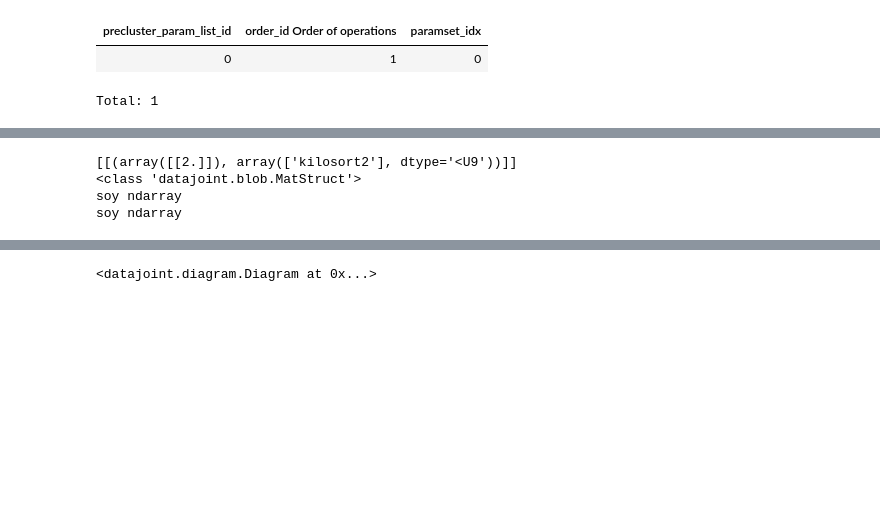
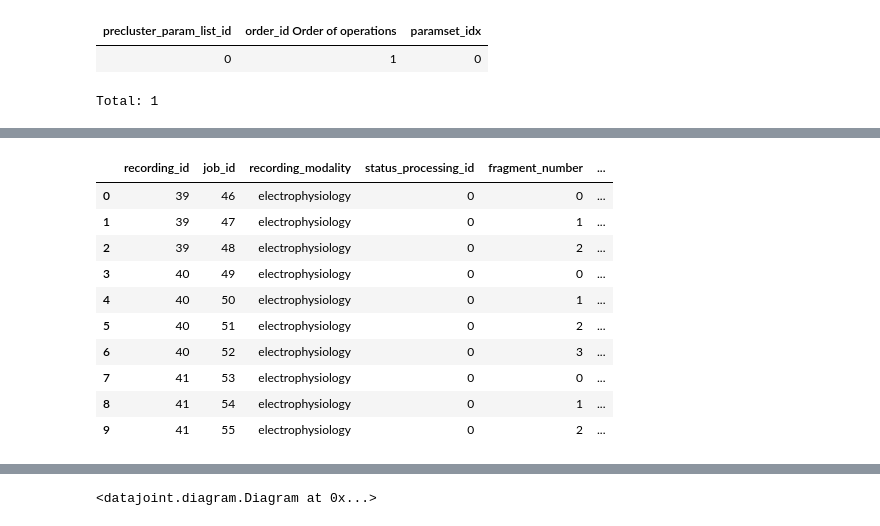
Before and after one commit to BrainCOGS/U19-pipeline-python, a Jupyter notebook: notebooks/TestAutomaticPipeline.ipynb, the cells around one changed output, grey strips where cells are left out. Saved outputs shown, nothing was run; the diff lists cells and outputs as text; code cells hidden in the pictures; blank space fills up the shorter version.

```diff
--- a/notebooks/TestAutomaticPipeline.ipynb
+++ b/notebooks/TestAutomaticPipeline.ipynb
@@ -148,15 +290,58 @@ function executed: slurm_job_queue
-# %%
-keyo = dict()
-keyo['preprocess_paramset_idx'] = 1
-a = recording.PreprocessParamSet()
-lo = a.get_preprocess_params(keyo)
-
-keyo2 = dict()
-keyo2['process_paramset_idx'] = 1
-b = recording.ProcessParamSet()
-lu = b.get_process_params(keyo2)
-# %% [output]
-[[(array([[2.]]), array(['kilosort2'], dtype='<U9'))]]
-<class 'datajoint.blob.MatStruct'>
-soy ndarray
-soy ndarray
+# %%
+import u19_pipeline.utils.dj_shortcuts as dj_short
+from u19_pipeline import ephys_pipeline, imaging_pipeline
+import u19_pipeline.recording_process as recording_process
+from u19_pipeline import utility
+
+status_query = 'status_processing_id > ' + str(-1)
+status_query += ' and status_processing_id < ' + str(10)
+
+
+jobs_active = (recording.Recording.proj('recording_modality') * \
+    recording_process.Processing & status_query)
+df_process_jobs = pd.DataFrame(jobs_active.fetch(as_dict=True))
+
+if df_process_jobs.shape[0] > 0:
+    key_list = dj_short.get_primary_key_fields(recording_process.Processing)
+    df_process_jobs['query_key'] = df_process_jobs.loc[:, key_list].to_dict(orient='records')
+
+all_modalities = df_process_jobs['recording_modality'].unique()
+for this_modality in all_modalities:
+
+    this_mod_df = df_process_jobs.loc[df_process_jobs['recording_modality'] == this_modality,:]
+    these_process_keys = this_mod_df['query_key'].to_list()
+
+    if this_modality == 'electrophysiology':
+
+        params_df = pd.DataFrame((ephys_pipeline.ephys_element.ClusteringParamSet.proj('params') * \
+        recording_process.Processing.EphysParams.proj('paramset_idx') \
+        & these_process_keys).fetch(as_dict=True))
+        params_df = params_df.drop('paramset_idx', axis=1)
+
+        preparams_df = pd.DataFrame((ephys_pipeline.ephys_element.PreClusterParamList * \
+        utility.smart_dj_join(ephys_pipeline.ephys_element.PreClusterParamList.ParamOrder, ephys_pipeline.ephys_element.PreClusterParamSet.proj('precluster_method', 'params')) *
+        recording_process.Processing.EphysParams.proj('precluster_param_list_id') \
+        & these_process_keys).fetch(as_dict=True))
+
+        preparams_df['preparams'] = preparams_df.apply(lambda x : {x['precluster_method']: x['params']}, axis=1)
+        preparams_df = preparams_df.sort_values(by=['job_id', 'order_id'])
+        preparams_df = preparams_df[['job_id', 'preparams']].groupby("job_id").agg(lambda x: list(x))
+        preparams_df = preparams_df.reset_index()
+
+        params_df = params_df.merge(preparams_df)
+        df_process_jobs = df_process_jobs.merge(params_df, how='left')
+
+
+df_process_jobs
+# %% [output]
+|  | recording_id | job_id | recording_modality | status_processing_id | fragment_number | ... |
+| 0 | 39 | 46 | electrophysiology | 0 | 0 | ... |
+| 1 | 39 | 47 | electrophysiology | 0 | 1 | ... |
+| 2 | 39 | 48 | electrophysiology | 0 | 2 | ... |
+| 3 | 40 | 49 | electrophysiology | 0 | 0 | ... |
+| 4 | 40 | 50 | electrophysiology | 0 | 1 | ... |
+| 5 | 40 | 51 | electrophysiology | 0 | 2 | ... |
+| 6 | 40 | 52 | electrophysiology | 0 | 3 | ... |
+| 7 | 41 | 53 | electrophysiology | 0 | 0 | ... |
+| 8 | 41 | 54 | electrophysiology | 0 | 1 | ... |
+| 9 | 41 | 55 | electrophysiology | 0 | 2 | ... |
```
Also changed, not shown: parts of 27 cells of this notebook, 13 other files.
